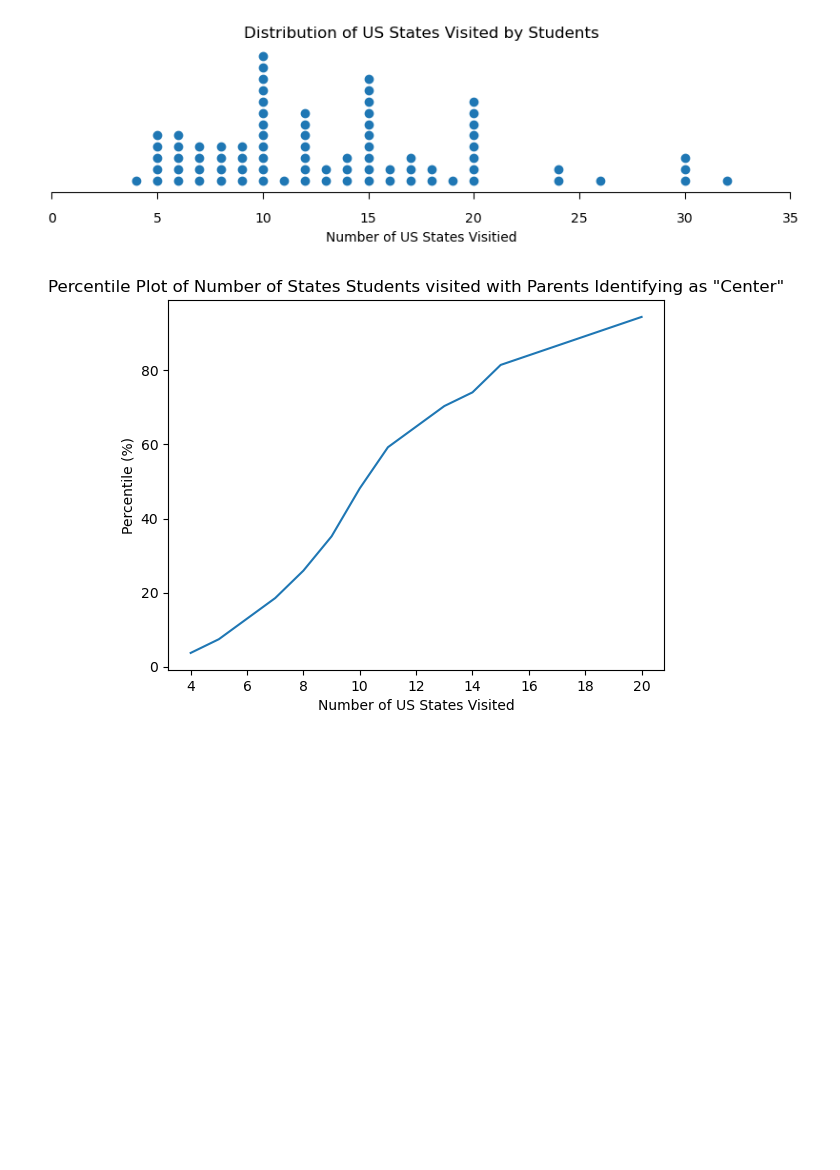
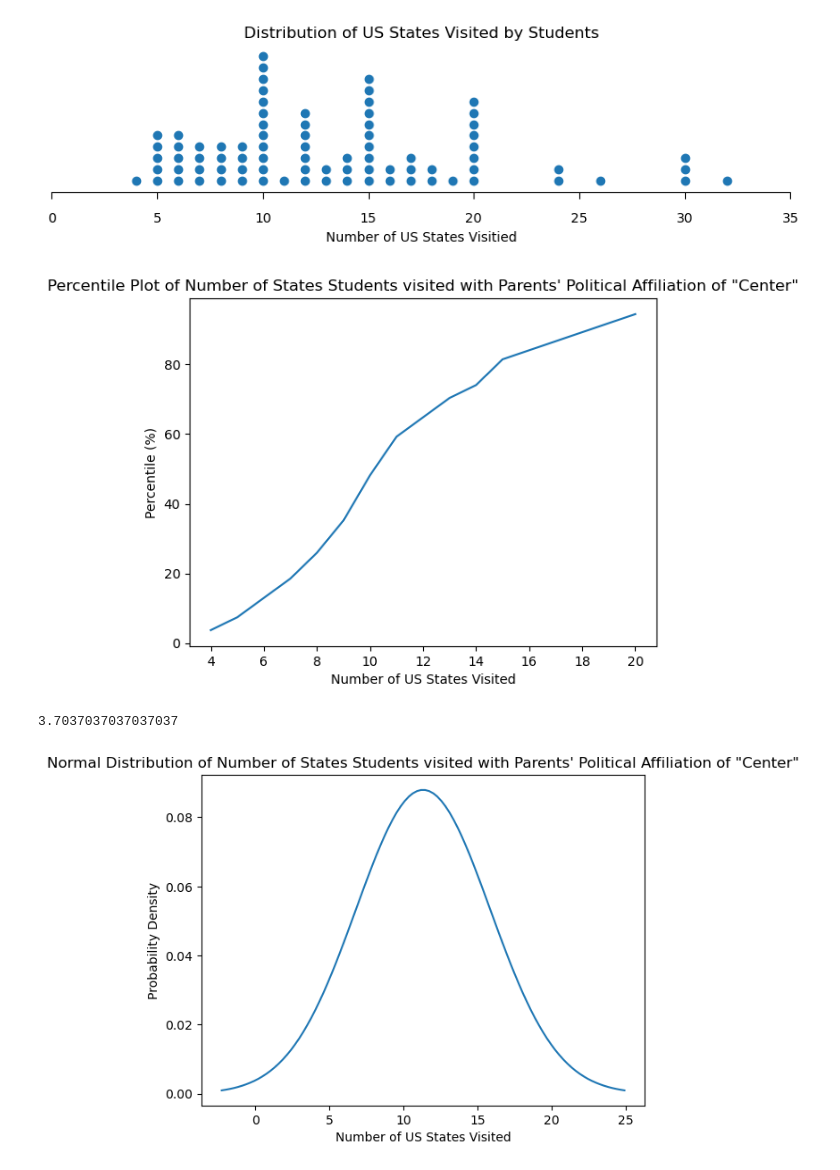
Before and after one commit to AsianUser/AP-Stats-FirstQuarterCaseStudy, a Jupyter notebook: main.ipynb, the cells around one changed output. Saved outputs shown, nothing was run; the diff lists cells and outputs as text; code cells hidden in the pictures; blank space fills up the shorter version.

```diff
--- a/main.ipynb
+++ b/main.ipynb
@@ -173,6 +173,31 @@ def percentilePlot (title, data):
     plt.plot(dataPoints, percentiles)
     plt.show()
 # %%
-percentilePlot('''Percentile Plot of Number of States Students visited with Parents Identifying as "Center"''', center)
+percentilePlot('''Percentile Plot of Number of States Students visited with Parents' Political Affiliation of "Center"''', center)
 # %% [output]
-[figure, old version]
+[figure, new version]
+# %%
+
+sortedData = np.sort(center)
+percentile = stats.percentileofscore(sortedData, 13)
+
+print (percentile)
+# %% [output]
+3.7037037037037037
+# %%
+# normal distribution
+# credit to https://stackoverflow.com/questions/10138085/how-to-plot-normal-distribution
+
+mean = 11.32143
+sd = 4.535995
+x = np.linspace(mean - 3*sd, mean + 3*sd, 100)
+
+plt.ylabel("Probability Density")
+plt.xlabel("Number of US States Visited")
+
+plt.title('''Normal Distribution of Number of States Students visited with Parents' Political Affiliation of "Center"''')
+
+plt.plot(x, stats.norm.pdf(x, mean, sd))
+plt.show()
+# %% [output]
+[figure, added]
```
Also changed, not shown: parts of 5 cells of this notebook.
